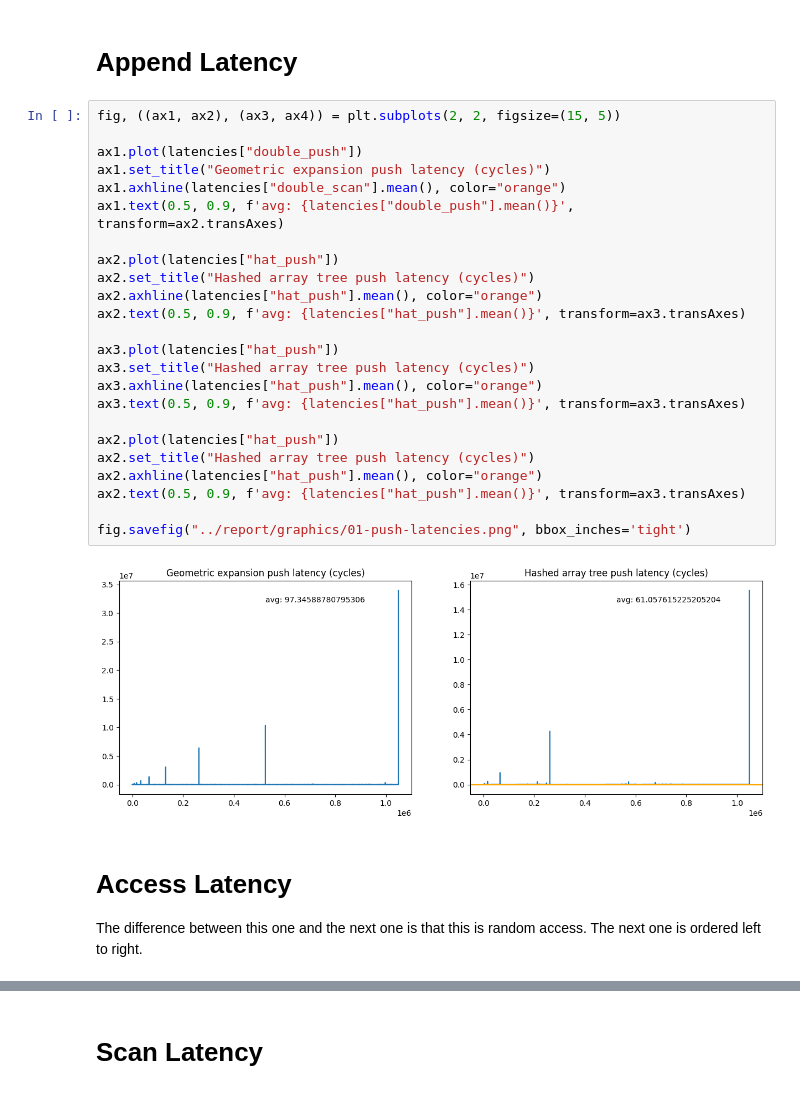
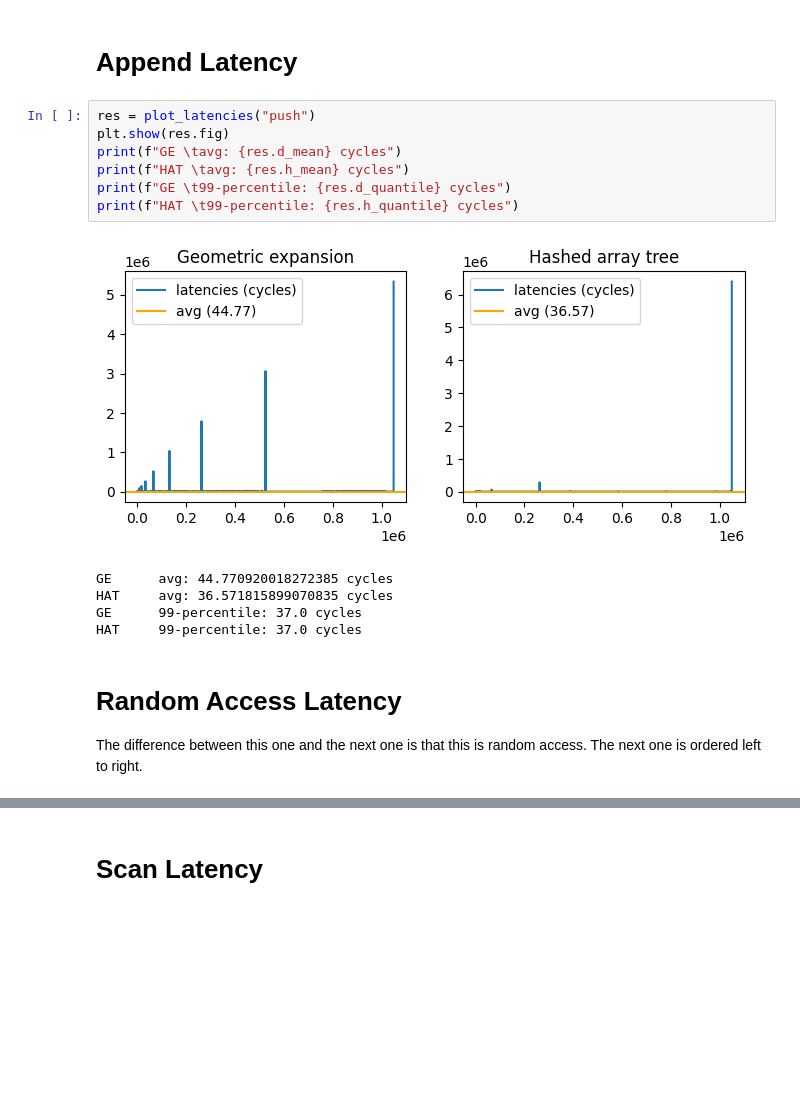
Before and after one commit to nngerncham/cs315_apal, a Jupyter notebook: assignments/asn01/01-better-resizable-arrays/Latency Analysis.ipynb, the cells around one changed output, grey strips where cells are left out. Cells and saved outputs as stored; diff of their text form; blank space fills up the shorter version.

```diff
--- a/assignments/asn01/01-better-resizable-arrays/Latency Analysis.ipynb
+++ b/assignments/asn01/01-better-resizable-arrays/Latency Analysis.ipynb
@@ -11,33 +45,20 @@ def plot_latencies(ltc_type: str):
 # %% [markdown]
 # Append Latency
 # %%
-fig, ((ax1, ax2), (ax3, ax4)) = plt.subplots(2, 2, figsize=(15, 5))
-
-ax1.plot(latencies["double_push"])
-ax1.set_title("Geometric expansion push latency (cycles)")
-ax1.axhline(latencies["double_scan"].mean(), color="orange")
-ax1.text(0.5, 0.9, f'avg: {latencies["double_push"].mean()}', transform=ax2.transAxes)
-
-ax2.plot(latencies["hat_push"])
-ax2.set_title("Hashed array tree push latency (cycles)")
-ax2.axhline(latencies["hat_push"].mean(), color="orange")
-ax2.text(0.5, 0.9, f'avg: {latencies["hat_push"].mean()}', transform=ax3.transAxes)
-
-ax3.plot(latencies["hat_push"])
-ax3.set_title("Hashed array tree push latency (cycles)")
-ax3.axhline(latencies["hat_push"].mean(), color="orange")
-ax3.text(0.5, 0.9, f'avg: {latencies["hat_push"].mean()}', transform=ax3.transAxes)
-
-ax2.plot(latencies["hat_push"])
-ax2.set_title("Hashed array tree push latency (cycles)")
-ax2.axhline(latencies["hat_push"].mean(), color="orange")
-ax2.text(0.5, 0.9, f'avg: {latencies["hat_push"].mean()}', transform=ax3.transAxes)
-
-fig.savefig("../report/graphics/01-push-latencies.png", bbox_inches='tight')
+res = plot_latencies("push")
+plt.show(res.fig)
+print(f"GE \tavg: {res.d_mean} cycles")
+print(f"HAT \tavg: {res.h_mean} cycles")
+print(f"GE \t99-percentile: {res.d_quantile} cycles")
+print(f"HAT \t99-percentile: {res.h_quantile} cycles")
 # %% [output]
-[figure, old version]
+[figure, new version]
+GE      avg: 44.770920018272385 cycles
+HAT     avg: 36.571815899070835 cycles
+GE      99-percentile: 37.0 cycles
+HAT     99-percentile: 37.0 cycles
 # %% [markdown]
-# Access Latency
+# Random Access Latency
 
 The difference between this one and the next one is that this is random access. The next one is ordered left to right.
 # %%
```
Also changed, not shown: parts of 5 cells of this notebook, 10 other files.
